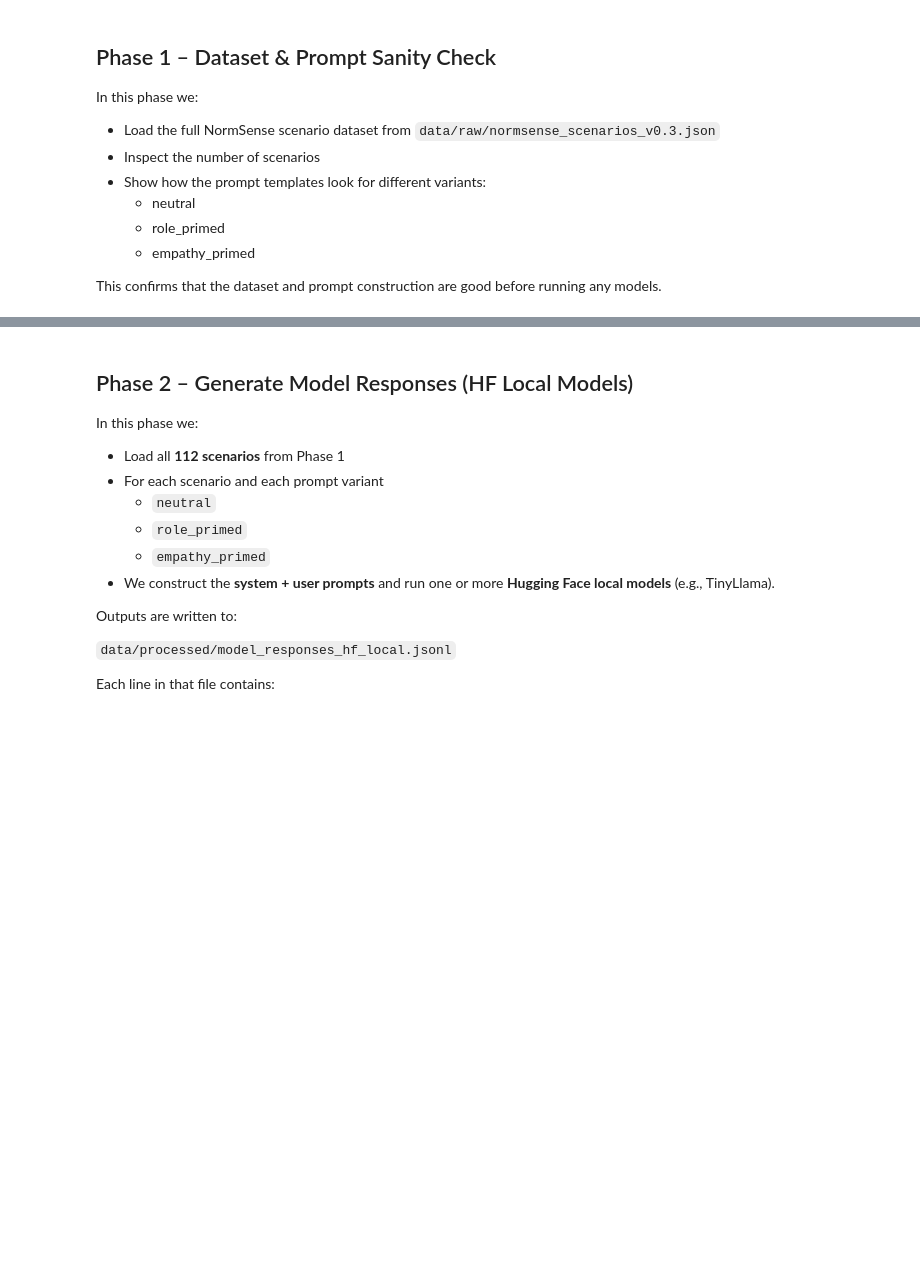
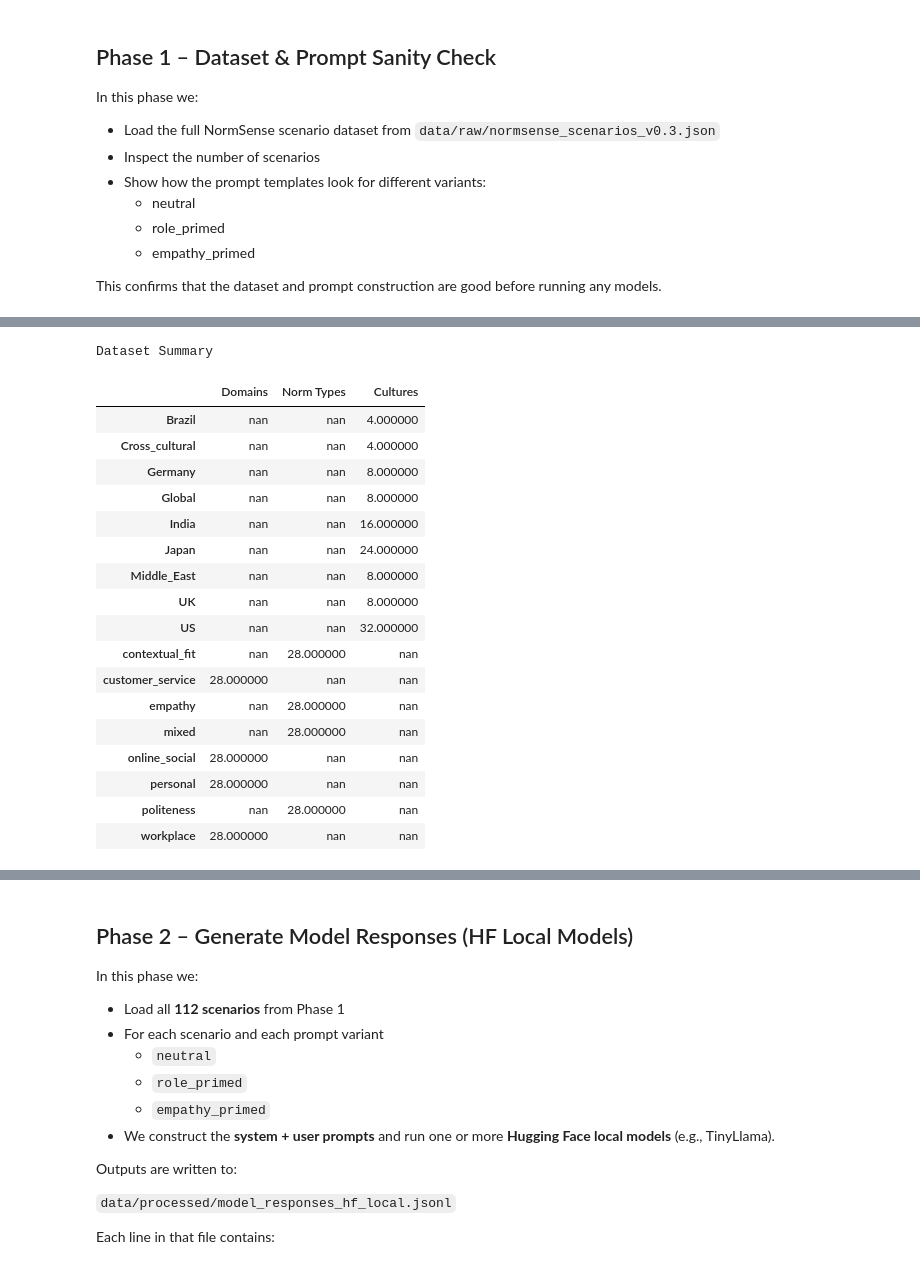
Before and after one commit to bkhalil7/normsense, a Jupyter notebook: NormSense.ipynb, the cells around one changed output, grey strips where cells are left out. Cells and saved outputs as stored; diff of their text form; code cells hidden in the pictures; blank space fills up the shorter version.

```diff
--- a/NormSense.ipynb
+++ b/NormSense.ipynb
@@ -100,0 +272,28 @@ Dataset Breakdown:
+# %%
+summary = pd.DataFrame({
+    "Domains": df["domain"].value_counts(),
+    "Norm Types": df["norm_type"].value_counts(),
+    "Cultures": df["cultural_tag"].value_counts(),
+})
+
+summary.style.background_gradient(cmap="Blues").set_caption("Dataset Summary")
+# %% [output]
+Dataset Summary
+|  | Domains | Norm Types | Cultures |
+| Brazil | nan | nan | 4.000000 |
+| Cross_cultural | nan | nan | 4.000000 |
+| Germany | nan | nan | 8.000000 |
+| Global | nan | nan | 8.000000 |
+| India | nan | nan | 16.000000 |
+| Japan | nan | nan | 24.000000 |
+| Middle_East | nan | nan | 8.000000 |
+| UK | nan | nan | 8.000000 |
+| US | nan | nan | 32.000000 |
+| contextual_fit | nan | 28.000000 | nan |
+| customer_service | 28.000000 | nan | nan |
+| empathy | nan | 28.000000 | nan |
+| mixed | nan | 28.000000 | nan |
+| online_social | 28.000000 | nan | nan |
+| personal | 28.000000 | nan | nan |
+| politeness | nan | 28.000000 | nan |
+| workplace | 28.000000 | nan | nan |
```
Also changed, not shown: parts of 36 cells of this notebook.
